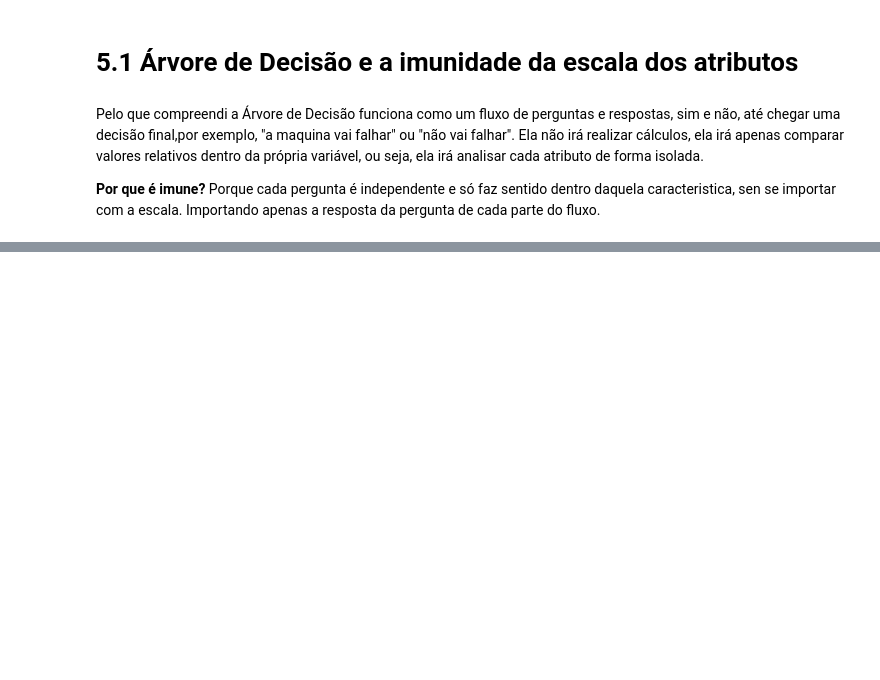
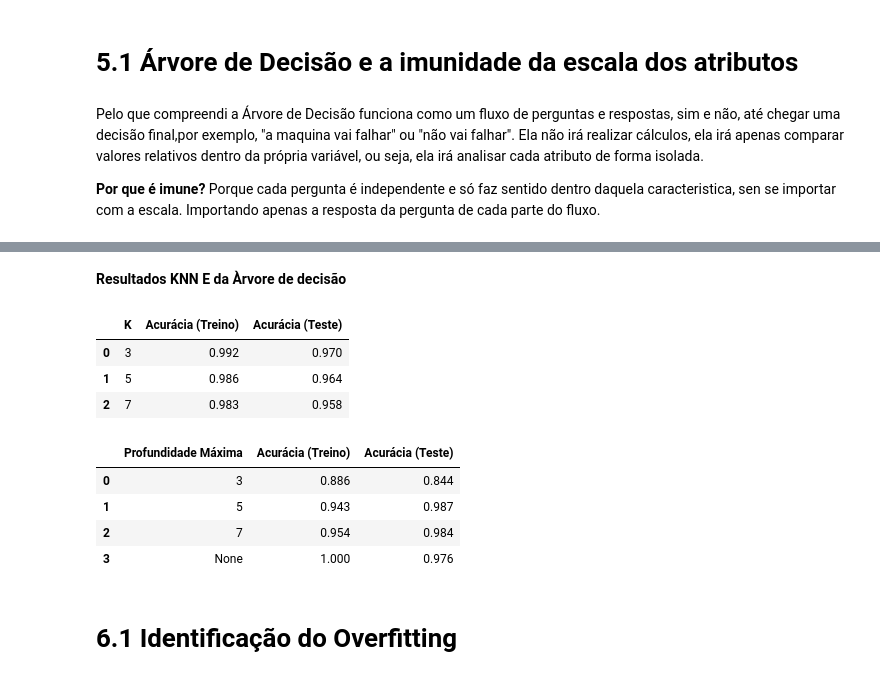
Before and after one commit to nemseibr/SCTEC2026.GEARGUARD, a Jupyter notebook: PROJETO_AVALIATIVO_MÓDULO_1.ipynb, the cells around one changed output, grey strips where cells are left out. Drawn from its saved outputs; the diff is of its cells as text; code cells hidden in the pictures; blank space fills up the shorter version.

Commit message:
Ajuste de Parâmetros e Combate ao Overfitting

```diff
--- a/PROJETO_AVALIATIVO_MÓDULO_1.ipynb
+++ b/PROJETO_AVALIATIVO_MÓDULO_1.ipynb
@@ -754,0 +761,37 @@ Pelo que compreendi a Árvore de Decisão funciona como um fluxo de perguntas e
+# %%
+from sklearn.neighbors import KNeighborsClassifier
+from sklearn.metrics import accuracy_score
+
+valores_k = [3, 5, 7]
+
+print("\n--- Treinamento e Avaliação do Modelo KNN ---")
+resultados_knn = []
+
+for k in valores_k:
+
+    knn = KNeighborsClassifier(n_neighbors=k)
+
+    knn.fit(X_train_res_scaled, y_train_res)
+
+    y_treino_pred_knn = knn.predict(X_train_res_scaled)
+
+    y_teste_pred_knn = knn.predict(X_test_scaled)
+
+    acuracia_treino_knn = accuracy_score(y_train_res, y_treino_pred_knn)
+    acuracia_teste_knn = accuracy_score(y_test, y_teste_pred_knn)
+
+    resultados_knn.append({
+        'K': k,
+        'Acurácia (Treino)': acuracia_treino_knn,
+        'Acurácia (Teste)': acuracia_teste_knn
+    })
+
+    print(f"\nK = {k}:")
+    print(f"  Acurácia (Treino): {acuracia_treino_knn:.4f}")
+    print(f"  Acurácia (Teste): {acuracia_teste_knn:.4f}")
+
+resultados_knn = pd.DataFrame(resultados_knn)
+
+resultados_knn = resultados_knn.round(3)
+
+display(resultados_knn)
@@ -754,0 +916,17 @@ Pelo que compreendi a Árvore de Decisão funciona como um fluxo de perguntas e
+# %% [markdown]
+**Resultados KNN E da Àrvore de decisão**
+# %%
+display(resultados_knn)
+display(resultados_arvore)
+# %% [output]
+|  | K | Acurácia (Treino) | Acurácia (Teste) |
+| 0 | 3 | 0.992 | 0.970 |
+| 1 | 5 | 0.986 | 0.964 |
+| 2 | 7 | 0.983 | 0.958 |
+|  | Profundidade Máxima | Acurácia (Treino) | Acurácia (Teste) |
+| 0 | 3 | 0.886 | 0.844 |
+| 1 | 5 | 0.943 | 0.987 |
+| 2 | 7 | 0.954 | 0.984 |
+| 3 | None | 1.000 | 0.976 |
+# %% [markdown]
+# **6.1 Identificação do Overfitting**
```
Also changed, not shown: parts of 9 cells of this notebook.
